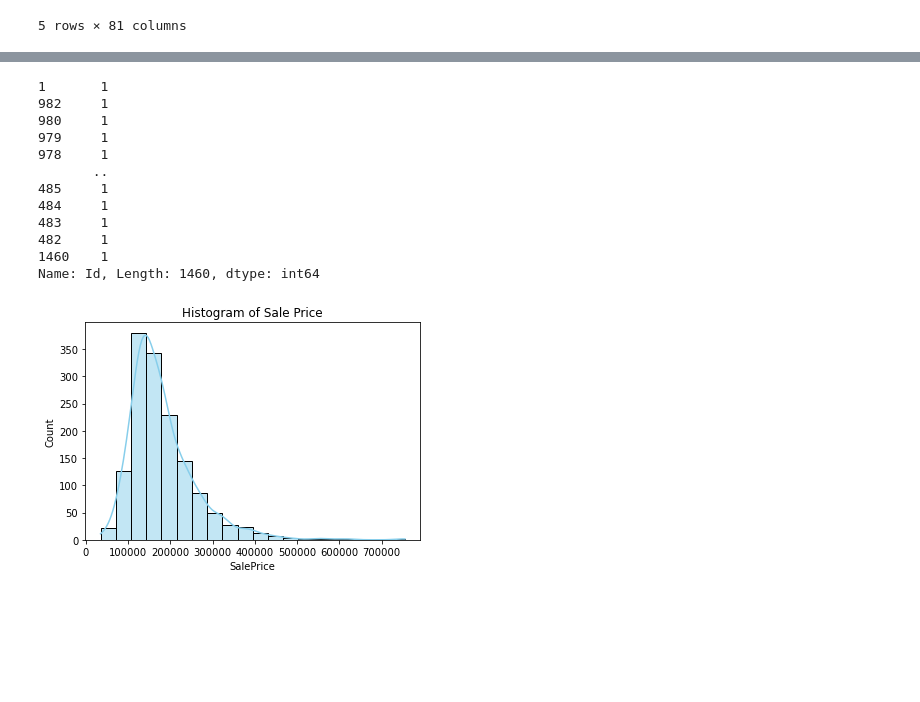
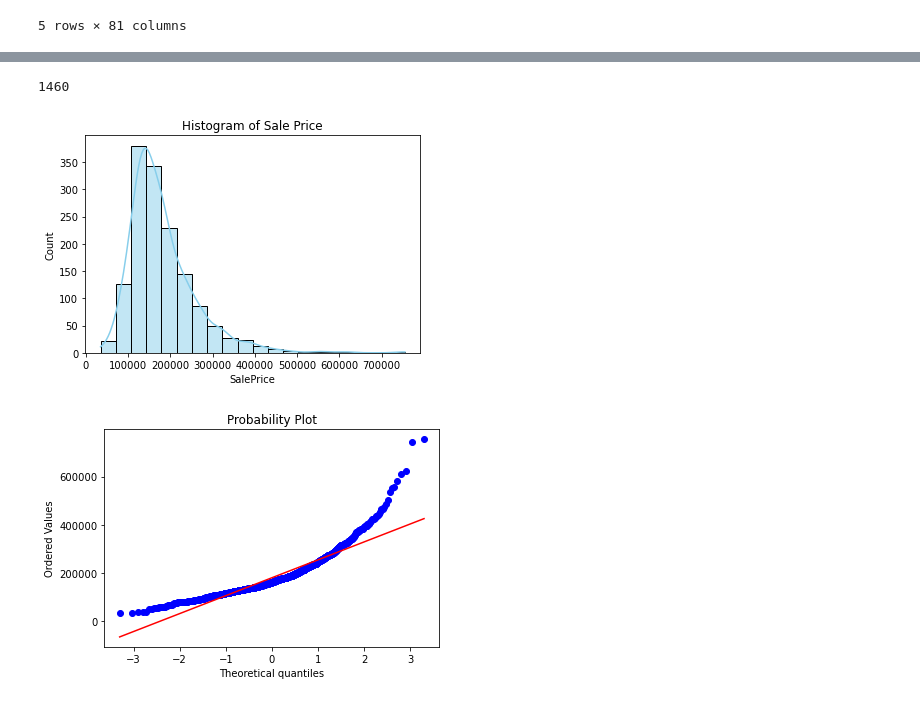
Before and after one commit to linlinzhangl/Housepricing_project, a Jupyter notebook: Housepricing_project.ipynb, the cells around one changed output, grey strips where cells are left out. Cells and saved outputs as stored; diff of their text form; code cells hidden in the pictures; blank space fills up the shorter version.

```diff
--- a/Housepricing_project.ipynb
+++ b/Housepricing_project.ipynb
@@ -35,25 +35,15 @@ df.describe()
 # %%
 #check uniqueness, all unique
-df['Id'].value_counts()
+print(df['Id'].nunique())
 # %% [output]
-1       1
-982     1
-980     1
-979     1
-978     1
-       ..
-485     1
-484     1
-483     1
-482     1
-1460    1
-Name: Id, Length: 1460, dtype: int64
+1460
 # %%
-#check fields one by one, missing values, distributions, correlations
 #outcome variable is house sale price
 sns.histplot(df['SalePrice'], bins=20, kde=True, color='skyblue')
 plt.title('Histogram of Sale Price')
 plt.show()
+res = stats.probplot(df['SalePrice'], plot=plt)
 # %% [output]
 [figure]
+[figure, added]
 # %%
```
Also changed, not shown: parts of 17 cells of this notebook.
